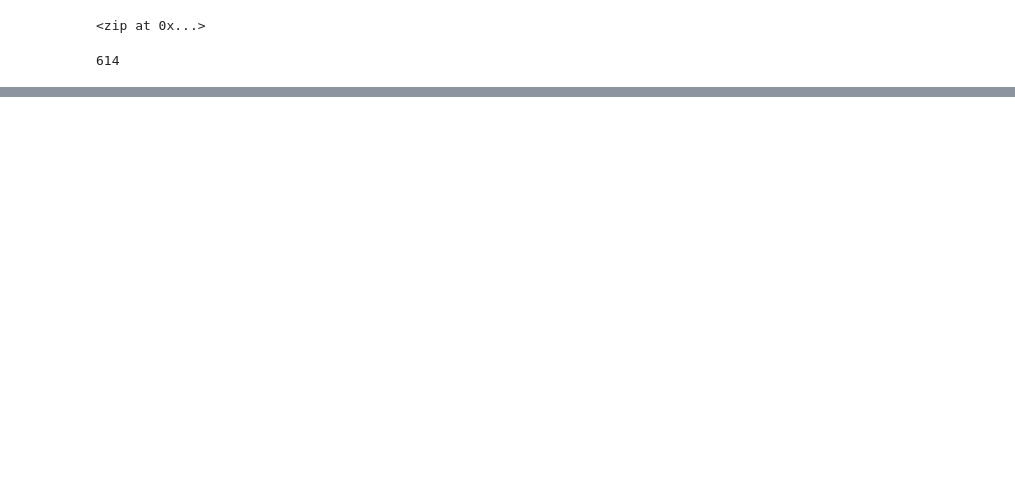
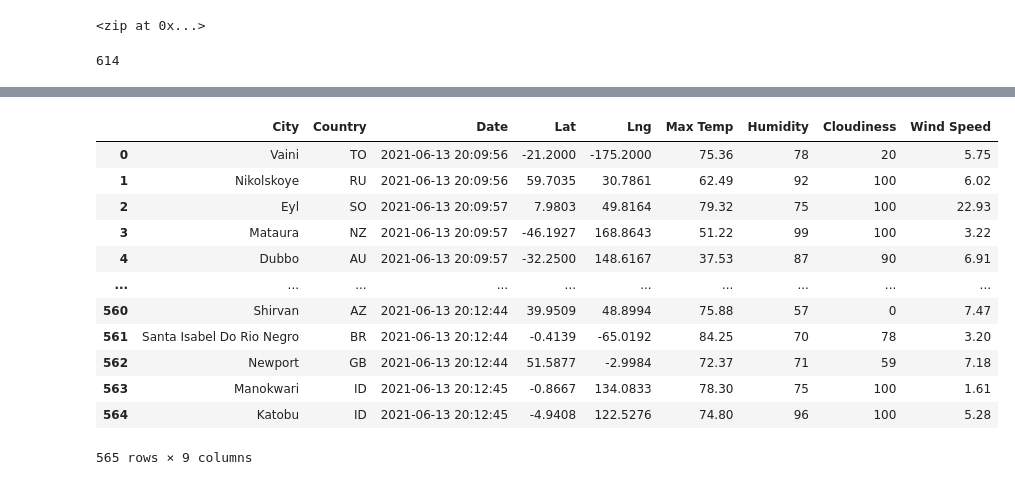
Before and after one commit to crabrandoom/World_Weather_Analysis, a Jupyter notebook: WeatherPy.ipynb, the cells around one changed output, grey strips where cells are left out. Cells and saved outputs as stored; diff of their text form; code cells hidden in the pictures; blank space fills up the shorter version.

```diff
--- a/WeatherPy.ipynb
+++ b/WeatherPy.ipynb
@@ -30,3 +36,10 @@ for coordinate in coordinates:
 len(cities)
 # %% [output]
 614
+# %%
+# Starting URL for Weather Map API Call.
+url = "http://api.openweathermap.org/data/2.5/weather?units=Imperial&APPID=" + weather_api_key
+
+# Create an endpoint URL for a city.
+city_url = url + "&q=" + "Boston"
+city_weather = requests.get(city_url)
@@ -32,0 +124,4 @@ len(cities)
+# %%
+# Convert the array of dictionaries to a Pandas DataFrame.
+city_data_df = pd.DataFrame(city_data)
+city_data_df.head(10)
@@ -32,0 +140,19 @@ len(cities)
+# %%
+new_column_order = ["City","Country","Date","Lat","Lng","Max Temp","Humidity","Cloudiness","Wind Speed"]
+city_data_df = city_data_df[new_column_order]
+# %%
+city_data_df
+# %% [output]
+|  | City | Country | Date | Lat | Lng | Max Temp | Humidity | Cloudiness | Wind Speed |
+| 0 | Vaini | TO | 2021-06-13 20:09:56 | -21.2000 | -175.2000 | 75.36 | 78 | 20 | 5.75 |
+| 1 | Nikolskoye | RU | 2021-06-13 20:09:56 | 59.7035 | 30.7861 | 62.49 | 92 | 100 | 6.02 |
+| 2 | Eyl | SO | 2021-06-13 20:09:57 | 7.9803 | 49.8164 | 79.32 | 75 | 100 | 22.93 |
+| 3 | Mataura | NZ | 2021-06-13 20:09:57 | -46.1927 | 168.8643 | 51.22 | 99 | 100 | 3.22 |
+| 4 | Dubbo | AU | 2021-06-13 20:09:57 | -32.2500 | 148.6167 | 37.53 | 87 | 90 | 6.91 |
+| ... | ... | ... | ... | ... | ... | ... | ... | ... | ... |
+| 560 | Shirvan | AZ | 2021-06-13 20:12:44 | 39.9509 | 48.8994 | 75.88 | 57 | 0 | 7.47 |
+| 561 | Santa Isabel Do Rio Negro | BR | 2021-06-13 20:12:44 | -0.4139 | -65.0192 | 84.25 | 70 | 78 | 3.20 |
+| 562 | Newport | GB | 2021-06-13 20:12:44 | 51.5877 | -2.9984 | 72.37 | 71 | 59 | 7.18 |
+| 563 | Manokwari | ID | 2021-06-13 20:12:45 | -0.8667 | 134.0833 | 78.30 | 75 | 100 | 1.61 |
+| 564 | Katobu | ID | 2021-06-13 20:12:45 | -4.9408 | 122.5276 | 74.80 | 96 | 100 | 5.28 |
+565 rows × 9 columns
```
Also changed, not shown: parts of 4 cells of this notebook, 4 other files.
